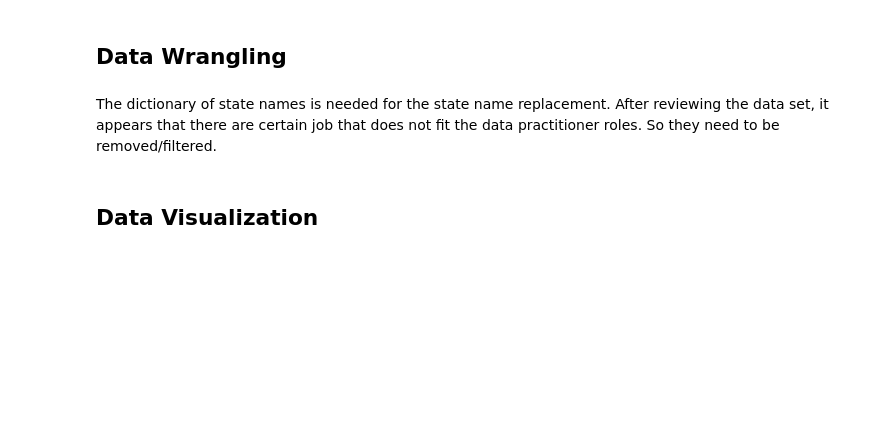
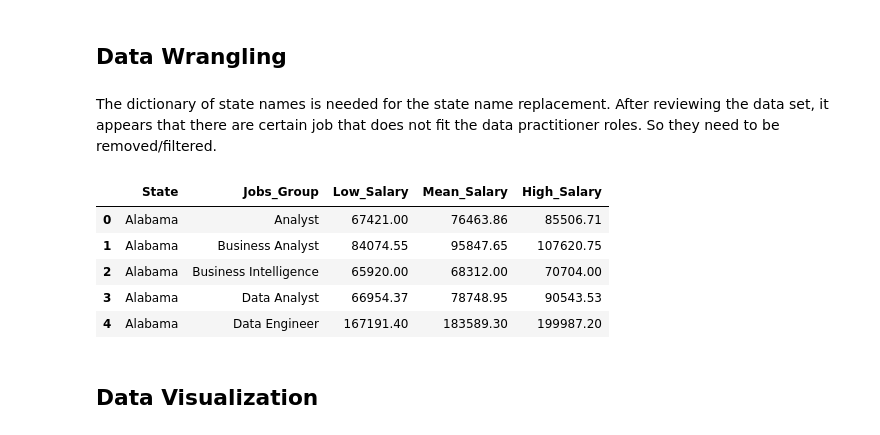
Before and after one commit to eddiexunyc/data_608_story_4, a Jupyter notebook: DATA608_Assignment_4_Eddie_Xu.ipynb, the cells around one changed output. Cells and saved outputs as stored; diff of their text form; code cells hidden in the pictures; blank space fills up the shorter version.

```diff
--- a/DATA608_Assignment_4_Eddie_Xu.ipynb
+++ b/DATA608_Assignment_4_Eddie_Xu.ipynb
@@ -114,28 +114,37 @@ The dictionary of state names is needed for the state name replacement. After re
 # %%
 # find out distinct job groups in the dataframe
 unique_job_group_set = set(job_data['Jobs_Group'])
 to_remove = ['Others', 'Controller', 'CFO', 'Statistician/Mathemathics', 'Finance']
 data_practitioner_jobs_set = [x for x in unique_job_group_set if x not in to_remove]
 
 # filter out other job groups that are not in data practitioners list
 job_filtered_data = job_data[job_data['Jobs_Group'].isin(data_practitioner_jobs_set)]
 
 # drop the frequency salary column
 job_filtered_data = job_filtered_data.drop(['Frecuency_Salary'], axis=1)
 
 # filter out missing salary and jobs with remote location
 # add a new column with the state full name
 job_filtered_data = job_filtered_data[job_filtered_data['Salary'].notnull()]
 job_filtered_data = job_filtered_data[job_filtered_data['Remote'] != 'Remote']
 job_filtered_data['State'] = job_filtered_data['State'].replace(abbrev2state)
 
 # calculate the mean salary sum group by state and jobs group
-job_state_salary_data_mean = round(job_filtered_data.groupby(['State', 'Jobs_Group'])['Mean_Salary'].mean(),2)
+job_state_salary_data_average = round(job_filtered_data.groupby(['State', 'Jobs_Group'])['Mean_Salary'].mean(),2)
+job_state_salary_data_mean = round(job_filtered_data.groupby(['State', 'Jobs_Group'])['Mean_Salary'].mean().reset_index(),2)
 job_state_salary_data_low = round(job_filtered_data.groupby(['State', 'Jobs_Group'])['Low_Salary'].mean().reset_index(),2)
 job_state_salary_data_high = round(job_filtered_data.groupby(['State', 'Jobs_Group'])['High_Salary'].mean().reset_index(),2)
 
 # combine all data into one dataframe and pivot from long to wide format dataset
 job_state_combined_data = pd.merge(job_state_salary_data_low, job_state_salary_data_mean, on = ['State', 'Jobs_Group'], how = 'left')
 job_state_combined_data = pd.merge(job_state_combined_data, job_state_salary_data_high, on = ['State', 'Jobs_Group'], how = 'left')
+job_state_combined_data.head()
+# %% [output]
+|  | State | Jobs_Group | Low_Salary | Mean_Salary | High_Salary |
+| 0 | Alabama | Analyst | 67421.00 | 76463.86 | 85506.71 |
+| 1 | Alabama | Business Analyst | 84074.55 | 95847.65 | 107620.75 |
+| 2 | Alabama | Business Intelligence | 65920.00 | 68312.00 | 70704.00 |
+| 3 | Alabama | Data Analyst | 66954.37 | 78748.95 | 90543.53 |
+| 4 | Alabama | Data Engineer | 167191.40 | 183589.30 | 199987.20 |
 # %% [markdown]
 ## Data Visualization
```
Also changed, not shown: parts of 3 cells of this notebook, 2 other files.
